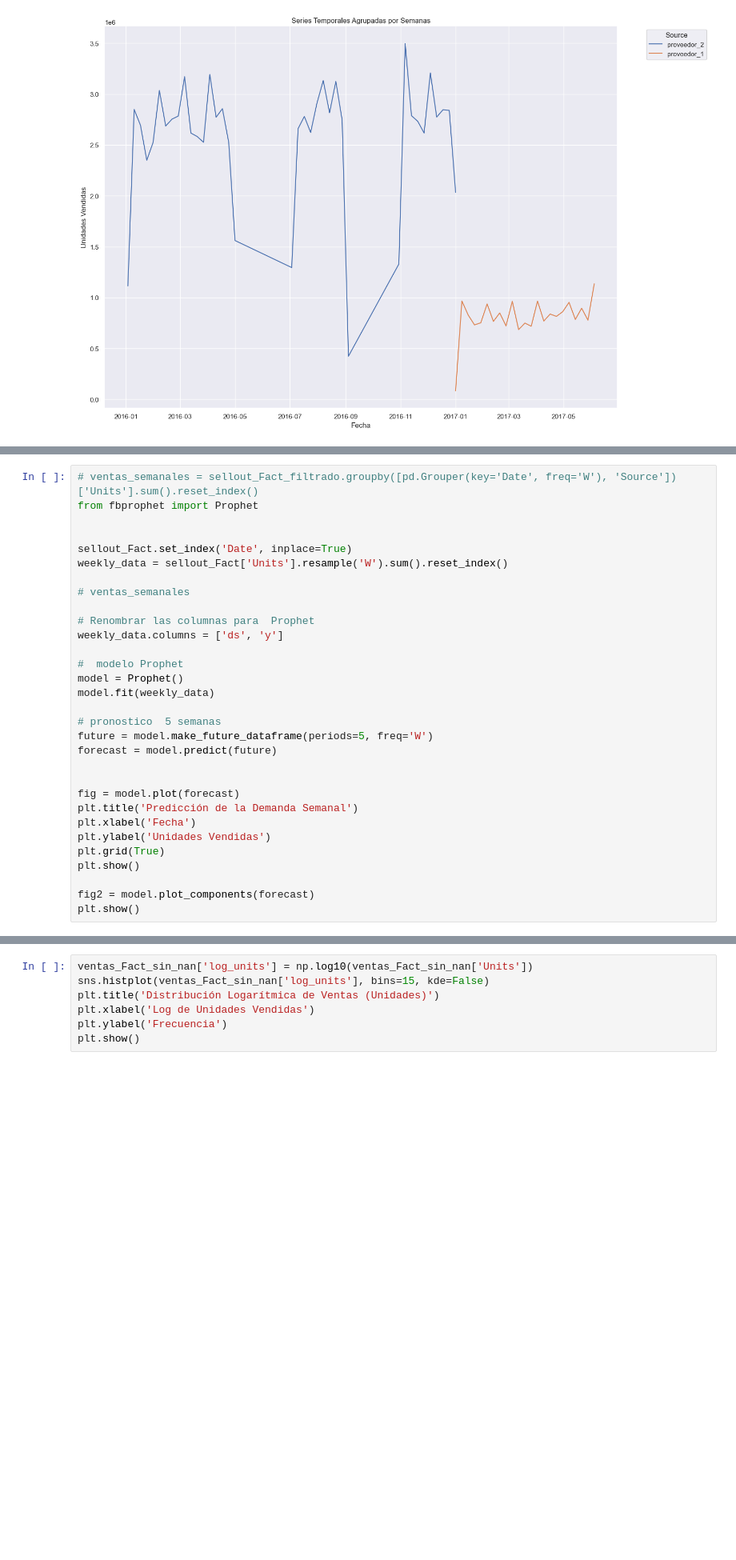
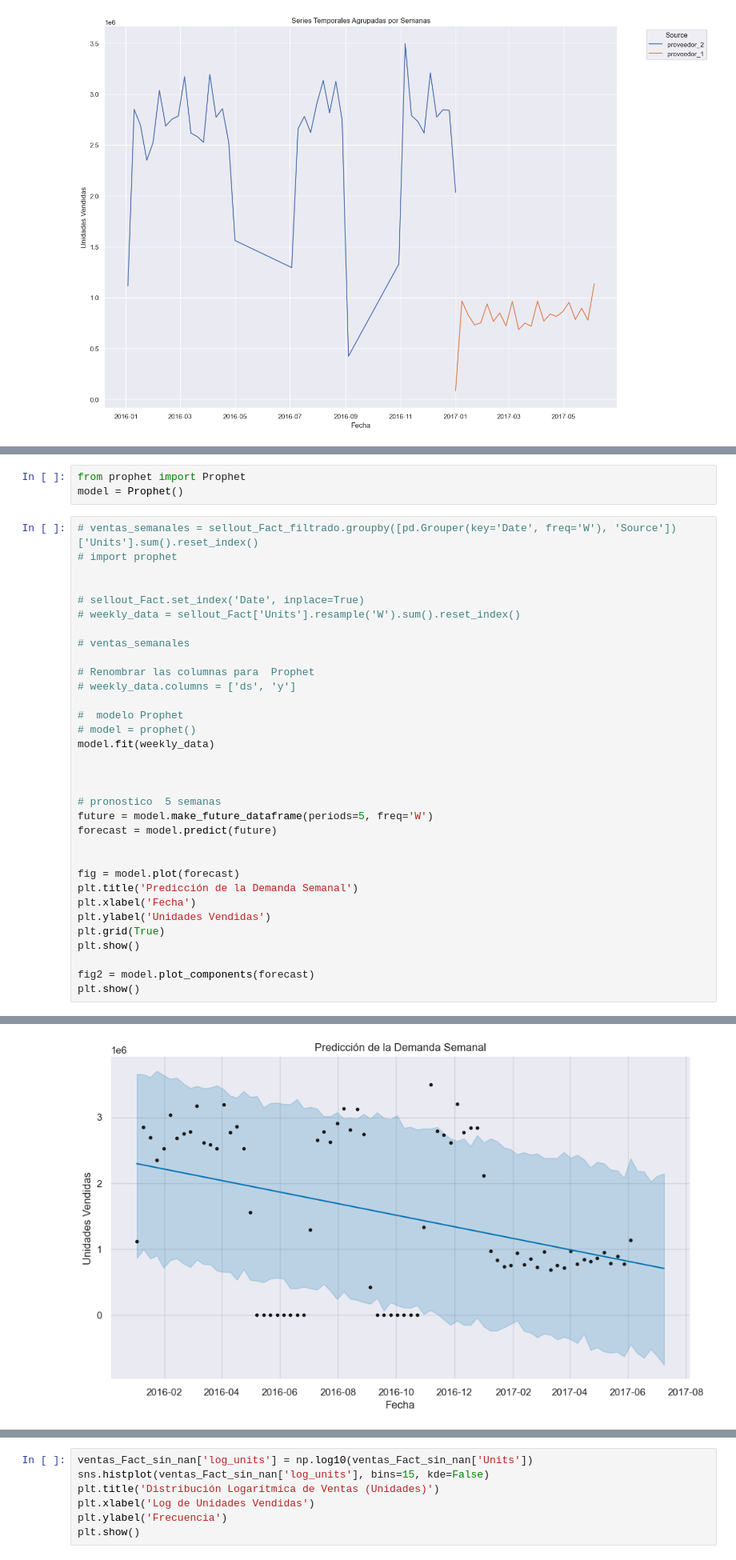
Before and after one commit to armand-analytics/forecasting, a Jupyter notebook: Datascientist pricing.ipynb, the cells around one changed output, grey strips where cells are left out. Shown at 80% size. Cells and saved outputs as stored; diff of their text form; blank space fills up the shorter version.

```diff
--- a/Datascientist pricing.ipynb
+++ b/Datascientist pricing.ipynb
@@ -598,19 +617,24 @@ plt.show()
+# %%
+from prophet import Prophet
+model = Prophet()
 # %%
 # ventas_semanales = sellout_Fact_filtrado.groupby([pd.Grouper(key='Date', freq='W'), 'Source'])['Units'].sum().reset_index()
-from fbprophet import Prophet
+# import prophet
 
 
-sellout_Fact.set_index('Date', inplace=True)
-weekly_data = sellout_Fact['Units'].resample('W').sum().reset_index()
+# sellout_Fact.set_index('Date', inplace=True)
+# weekly_data = sellout_Fact['Units'].resample('W').sum().reset_index()
 
 # ventas_semanales
 
 # Renombrar las columnas para  Prophet
-weekly_data.columns = ['ds', 'y']
+# weekly_data.columns = ['ds', 'y']
 
 #  modelo Prophet
-model = Prophet()
+# model = prophet()
 model.fit(weekly_data)
+
+
 
 # pronostico  5 semanas
 future = model.make_future_dataframe(periods=5, freq='W')
@@ -630,0 +656 @@ ModuleNotFoundError: No module named 'fbprophet'
+[figure, added]
```
Also changed, not shown: parts of 3 cells of this notebook, 1 other file.
